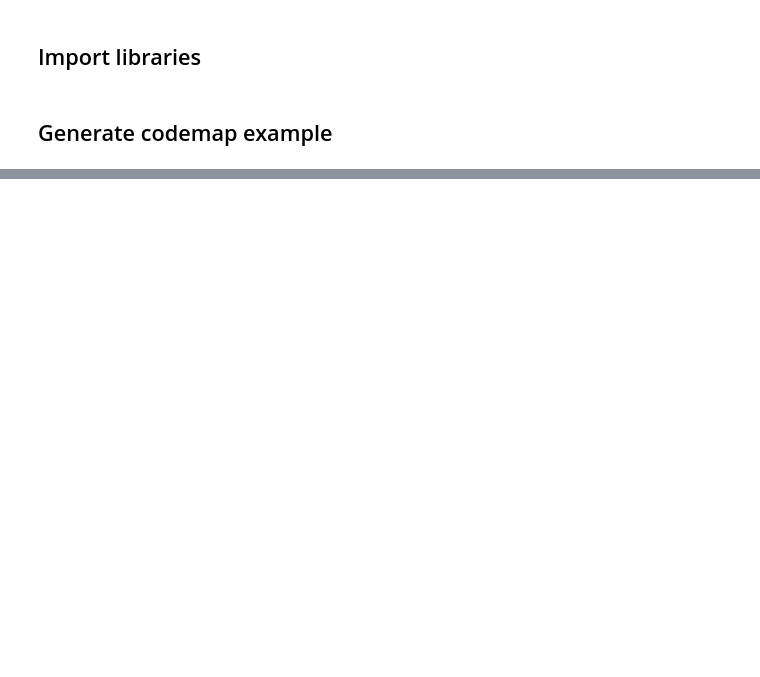
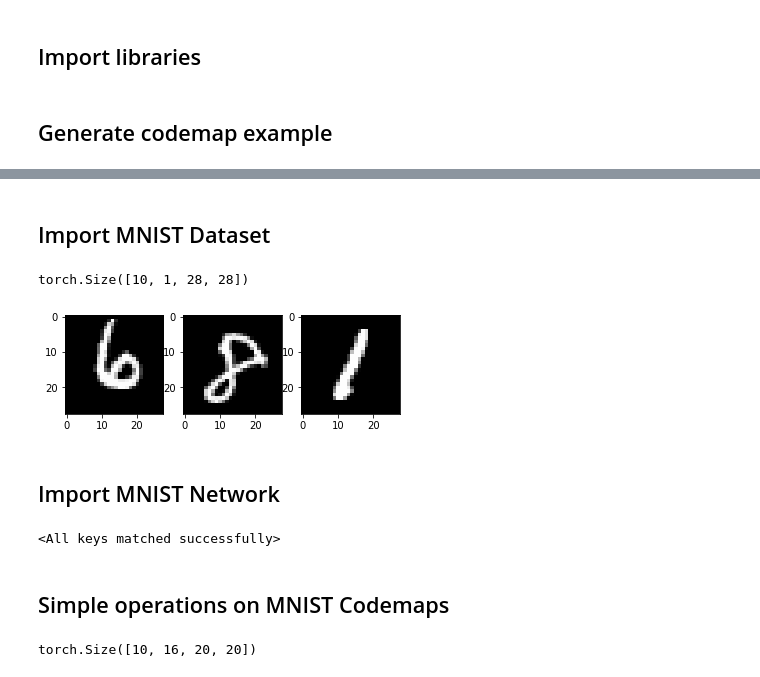
Before and after one commit to aRI0U/spectrogram-inpainting, a Jupyter notebook: code/bayesian_classifier.ipynb, the cells around one changed output, grey strips where cells are left out. Cells and saved outputs as stored; diff of their text form; code cells hidden in the pictures; blank space fills up the shorter version.

```diff
--- a/code/bayesian_classifier.ipynb
+++ b/code/bayesian_classifier.ipynb
@@ -96,0 +113,30 @@ plt.imshow(codemap_resampled)
+# %% [markdown]
+## Import MNIST Dataset
+# %%
+# Init MNIST parameters
+batch_size_test = 10
+# %%
+# Import test samples
+test_loader = torch.utils.data.DataLoader(
+    torchvision.datasets.MNIST('/files/', train=False, download=True,
+                            transform=torchvision.transforms.Compose([
+                            torchvision.transforms.ToTensor(),
+                            torchvision.transforms.Normalize((0.1307,), (0.3081,))
+                            ])),
+                    batch_size=batch_size_test, shuffle=True)
+# %%
+# Test on some examples
+examples = enumerate(test_loader)
+batch_idx, (example_data, example_targets) = next(examples)
+np.shape(example_data)
+# %% [output]
+torch.Size([10, 1, 28, 28])
+# %%
+# Display
+for i in range(0,3):
+    plt.subplot(1,3,i+1)
+    plt.imshow(example_data[i][0], cmap='gray', interpolation='none')
+# %% [output]
+[figure, added]
+# %% [markdown]
+## Import MNIST Network
@@ -96,0 +229,13 @@ plt.imshow(codemap_resampled)
+# %%
+MNIST_state_dict = torch.load('results/MNIST/model.pth')
+MNIST_model = VQVAE(1,16,10,0.15).to(device)
+MNIST_model.load_state_dict(MNIST_state_dict)
+# %% [output]
+<All keys matched successfully>
+# %% [markdown]
+## Simple operations on MNIST Codemaps
+# %%
+codemaps = MNIST_model.encoder(example_data).detach()
+np.shape(codemaps)
+# %% [output]
+torch.Size([10, 16, 20, 20])
```
Also changed, not shown: parts of 22 cells of this notebook, 2 other files.
